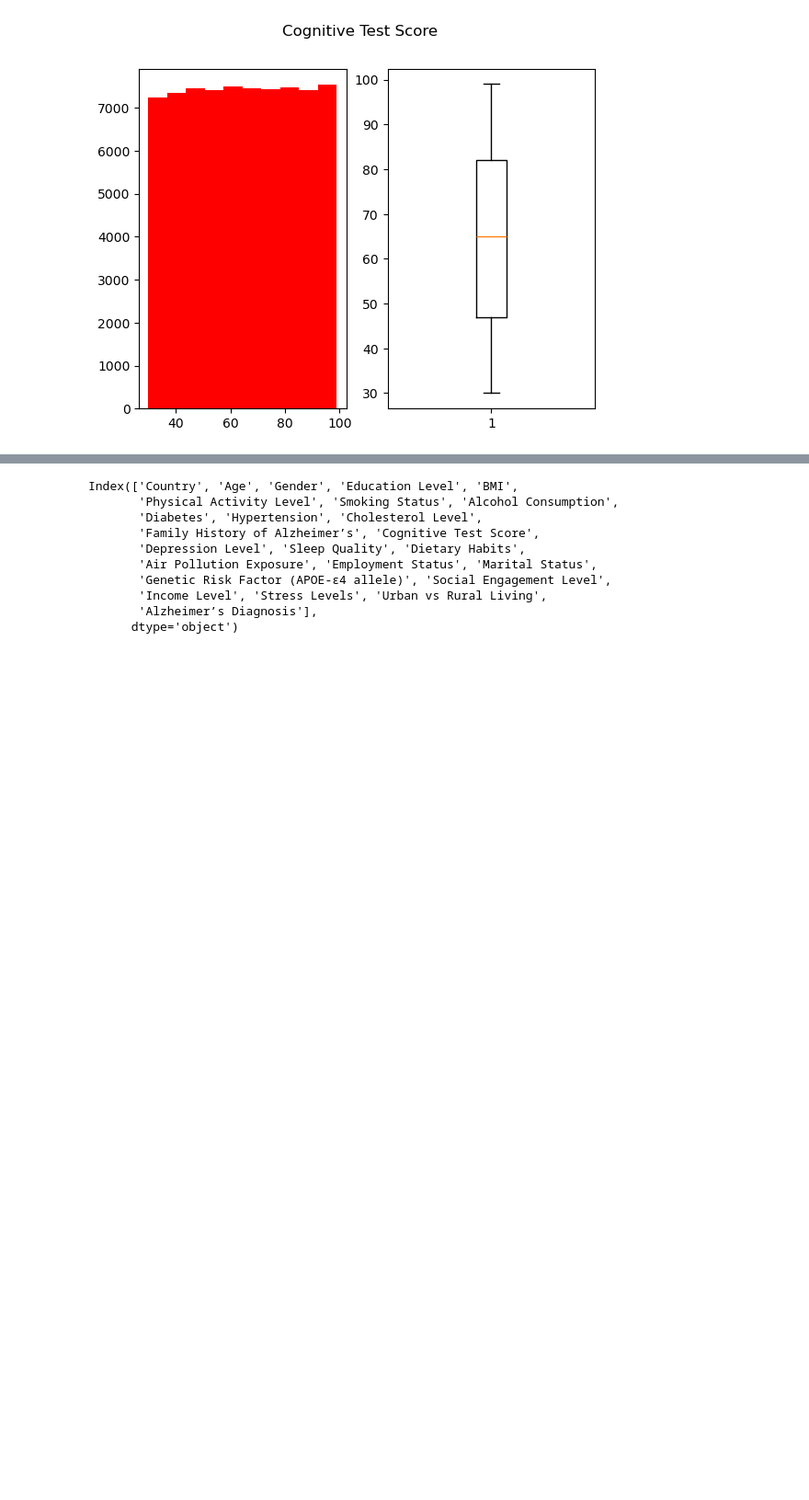
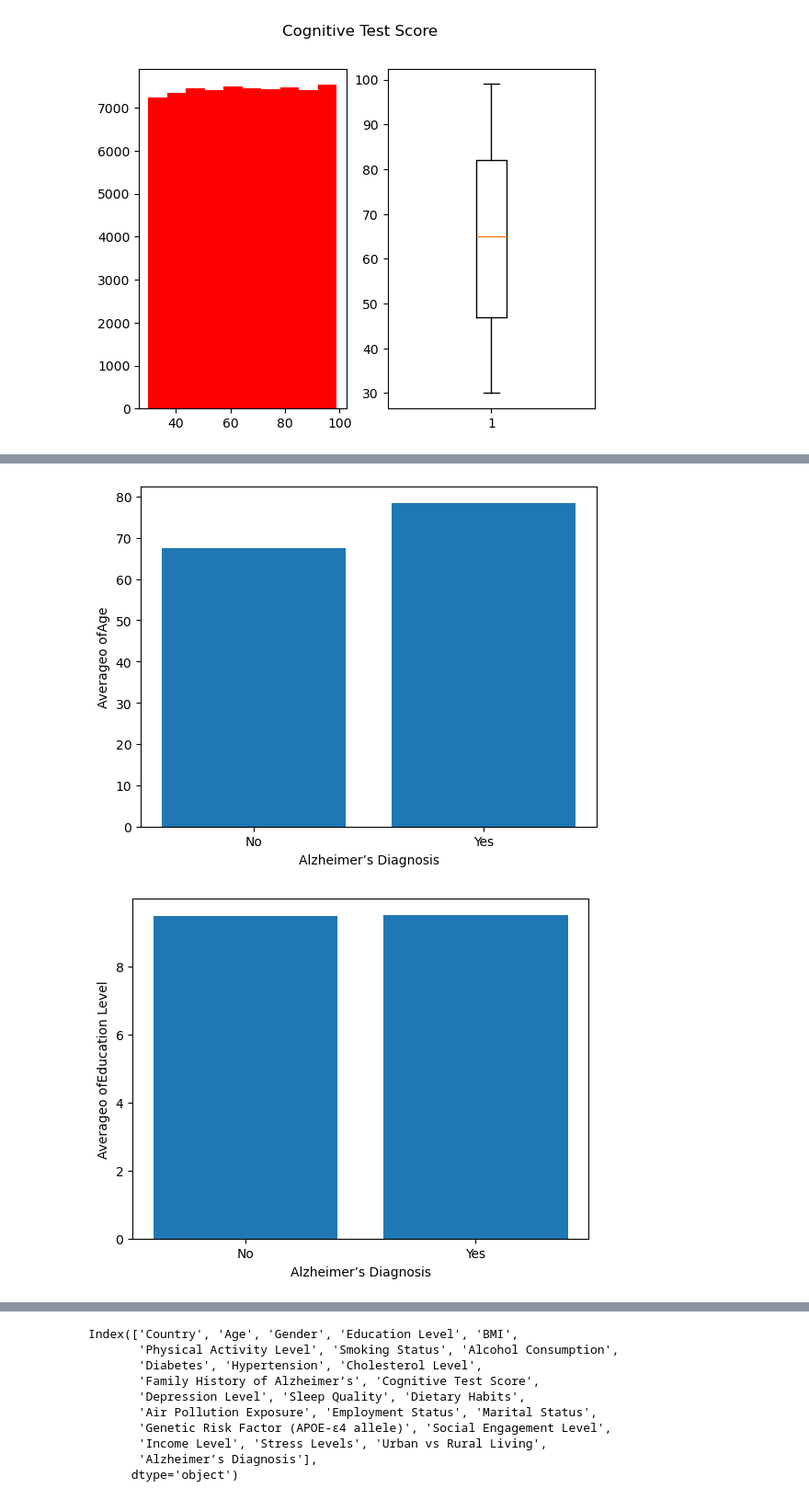
Before and after one commit to sarthak1869/Alzheimer-Diagnosis-Prediction-Using-Machine-Learning-Algorithm, a Jupyter notebook: Alzheimer_detection.ipynb, the cells around one changed output, grey strips where cells are left out. Shown at 92% size. Drawn from its saved outputs; the diff is of its cells as text; code cells hidden in the pictures; blank space fills up the shorter version.

```diff
--- a/Alzheimer_detection.ipynb
+++ b/Alzheimer_detection.ipynb
@@ -99,0 +120,10 @@ for i in cat:
+# %%
+for i in num:
+    gb=df.groupby('Alzheimer’s Diagnosis')[i].mean()
+    plt.bar(x=gb.index,height=gb)
+    plt.xlabel('Alzheimer’s Diagnosis')
+    plt.ylabel("Averageo of" +str(i))
+    plt.show()
+# %% [output]
+[figure, added]
+[figure, added]
```
Also changed, not shown: parts of 27 cells of this notebook.
